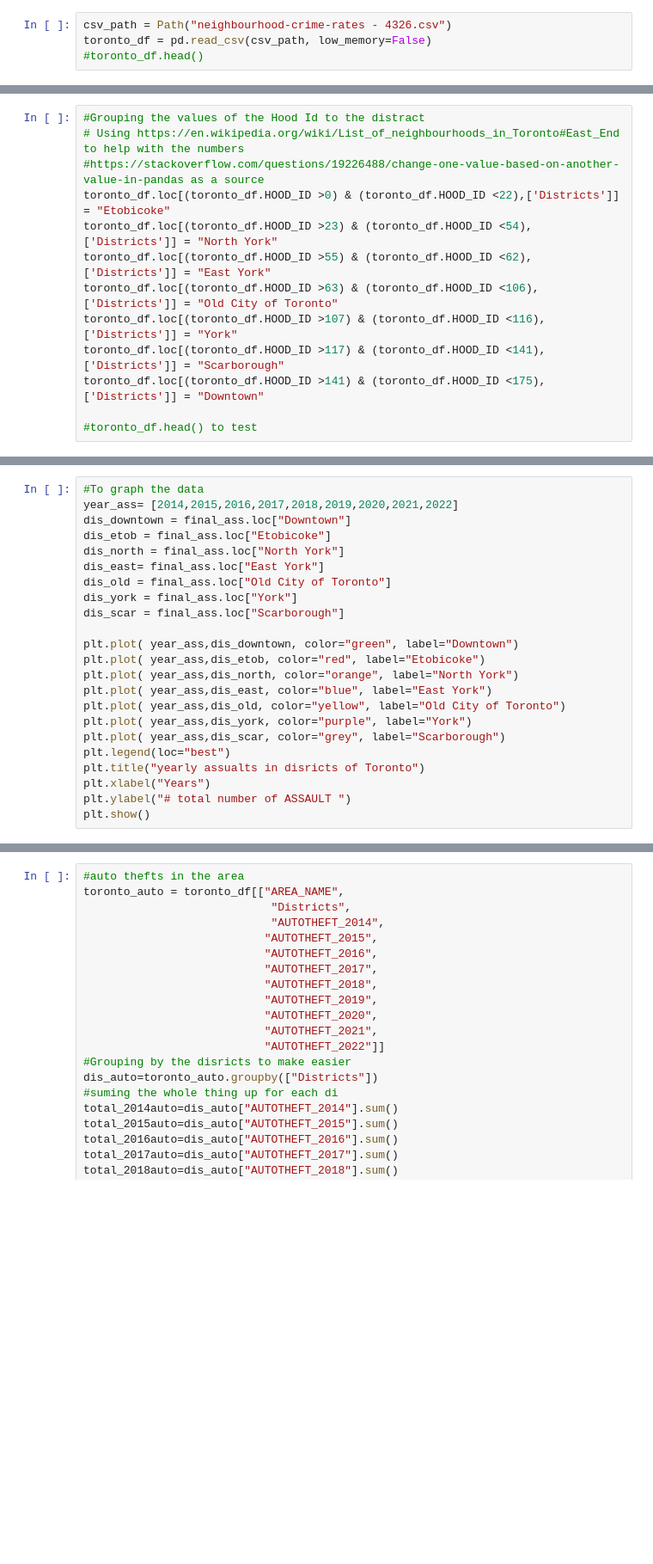
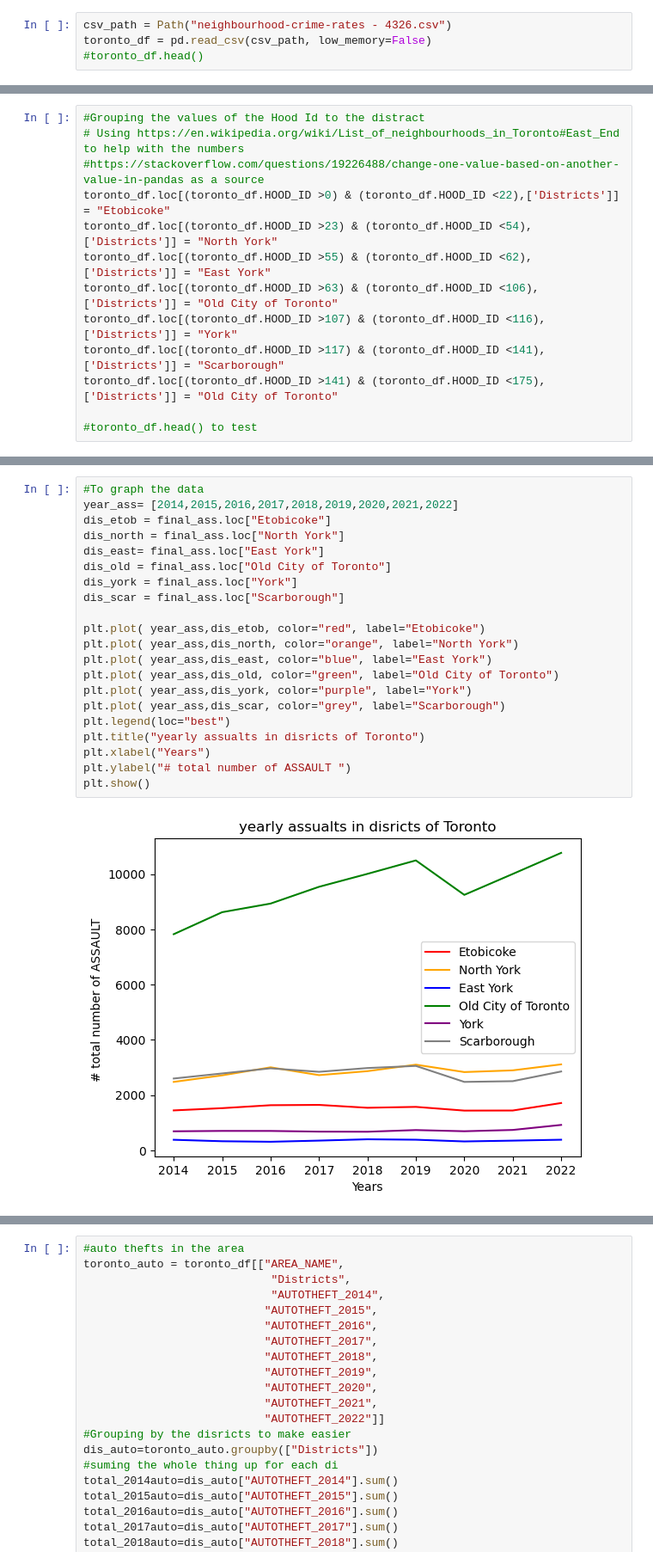
Before and after one commit to C-Moore00/project-1-group-3, a Jupyter notebook: Toronto_crime_with_cvs.ipynb, the cells around one changed output, grey strips where cells are left out. Shown at 86% size. Saved outputs shown, nothing was run; the diff lists cells and outputs as text; blank space fills up the shorter version.

```diff
--- a/Toronto_crime_with_cvs.ipynb
+++ b/Toronto_crime_with_cvs.ipynb
@@ -22,7 +30,7 @@ toronto_df.loc[(toronto_df.HOOD_ID >55) & (toronto_df.HOOD_ID <62),['Districts']
 toronto_df.loc[(toronto_df.HOOD_ID >63) & (toronto_df.HOOD_ID <106),['Districts']] = "Old City of Toronto"
 toronto_df.loc[(toronto_df.HOOD_ID >107) & (toronto_df.HOOD_ID <116),['Districts']] = "York"
 toronto_df.loc[(toronto_df.HOOD_ID >117) & (toronto_df.HOOD_ID <141),['Districts']] = "Scarborough"
-toronto_df.loc[(toronto_df.HOOD_ID >141) & (toronto_df.HOOD_ID <175),['Districts']] = "Downtown"
+toronto_df.loc[(toronto_df.HOOD_ID >141) & (toronto_df.HOOD_ID <175),['Districts']] = "Old City of Toronto"
 
 #toronto_df.head() to test
 # %%
@@ -65,25 +73,25 @@ final_ass = pd.DataFrame ({
 # %%
 #To graph the data
 year_ass= [2014,2015,2016,2017,2018,2019,2020,2021,2022]
-dis_downtown = final_ass.loc["Downtown"]
 dis_etob = final_ass.loc["Etobicoke"]
 dis_north = final_ass.loc["North York"]
 dis_east= final_ass.loc["East York"]
 dis_old = final_ass.loc["Old City of Toronto"]
 dis_york = final_ass.loc["York"]
 dis_scar = final_ass.loc["Scarborough"]
 
-plt.plot( year_ass,dis_downtown, color="green", label="Downtown")
 plt.plot( year_ass,dis_etob, color="red", label="Etobicoke")
 plt.plot( year_ass,dis_north, color="orange", label="North York")
 plt.plot( year_ass,dis_east, color="blue", label="East York")
-plt.plot( year_ass,dis_old, color="yellow", label="Old City of Toronto")
+plt.plot( year_ass,dis_old, color="green", label="Old City of Toronto")
 plt.plot( year_ass,dis_york, color="purple", label="York")
 plt.plot( year_ass,dis_scar, color="grey", label="Scarborough")
 plt.legend(loc="best")
 plt.title("yearly assualts in disricts of Toronto")
 plt.xlabel("Years")
 plt.ylabel("# total number of ASSAULT ")
 plt.show()
+# %% [output]
+[figure, added]
 # %%
 final_ass.describe()
```
Also changed, not shown: parts of 15 cells of this notebook.
